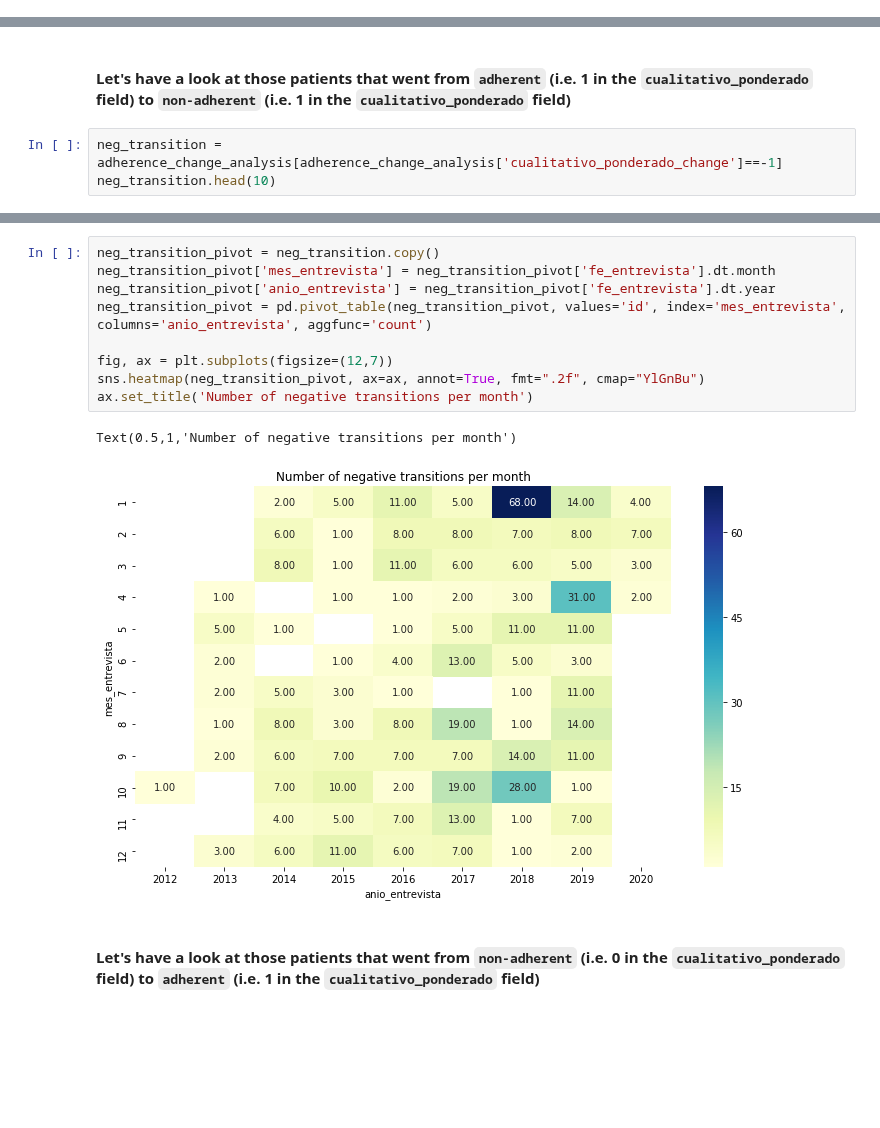
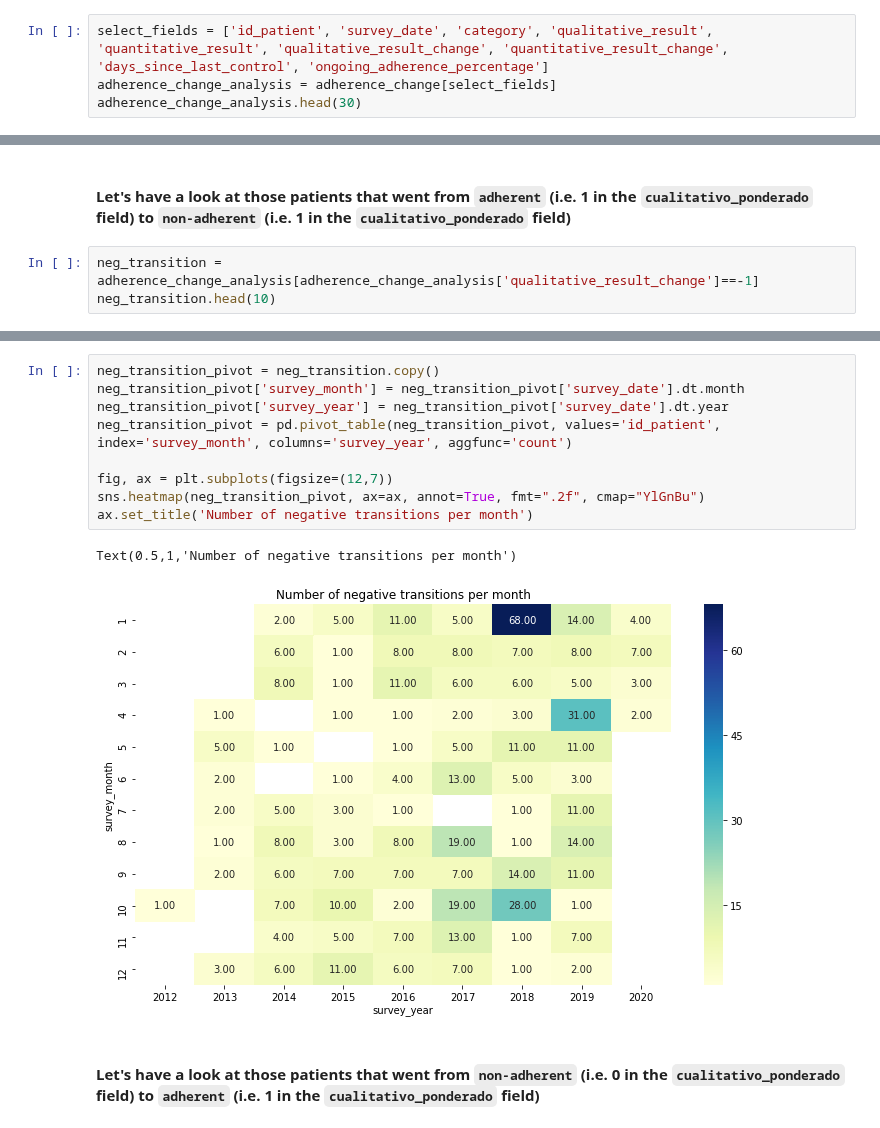
Before and after one commit to DS4A-T22/exploratory_data_analysis, a Jupyter notebook: EDA-FR_Adherence_01.ipynb, the cells around one changed output, grey strips where cells are left out. Saved outputs shown, nothing was run; the diff lists cells and outputs as text; blank space fills up the shorter version.

```diff
--- a/EDA-FR_Adherence_01.ipynb
+++ b/EDA-FR_Adherence_01.ipynb
@@ -265,0 +248,4 @@ adherence_change_analysis.head(30)
+# %%
+select_fields = ['id_patient', 'survey_date', 'category', 'qualitative_result', 'quantitative_result', 'qualitative_result_change', 'quantitative_result_change', 'days_since_last_control', 'ongoing_adherence_percentage']
+adherence_change_analysis = adherence_change[select_fields]
+adherence_change_analysis.head(30)
@@ -286,6 +290,6 @@ Text(0.5,1,'Porcentage de adherencia historico promedio por mes')
 # %% [markdown]
 #### Let's have a look at those patients that went from `adherent` (i.e. 1 in the `cualitativo_ponderado` field) to `non-adherent` (i.e. 1 in the `cualitativo_ponderado` field)
 # %%
-neg_transition = adherence_change_analysis[adherence_change_analysis['cualitativo_ponderado_change']==-1]
+neg_transition = adherence_change_analysis[adherence_change_analysis['qualitative_result_change']==-1]
 neg_transition.head(10)
 # %% [output]
@@ -317,15 +321,15 @@ neg_transition_count.head(10)
 | 9 | 801004 | 5 |
 # %%
 neg_transition_pivot = neg_transition.copy()
-neg_transition_pivot['mes_entrevista'] = neg_transition_pivot['fe_entrevista'].dt.month
-neg_transition_pivot['anio_entrevista'] = neg_transition_pivot['fe_entrevista'].dt.year
-neg_transition_pivot = pd.pivot_table(neg_transition_pivot, values='id', index='mes_entrevista', columns='anio_entrevista', aggfunc='count')
+neg_transition_pivot['survey_month'] = neg_transition_pivot['survey_date'].dt.month
+neg_transition_pivot['survey_year'] = neg_transition_pivot['survey_date'].dt.year
+neg_transition_pivot = pd.pivot_table(neg_transition_pivot, values='id_patient', index='survey_month', columns='survey_year', aggfunc='count')
 
 fig, ax = plt.subplots(figsize=(12,7))
 sns.heatmap(neg_transition_pivot, ax=ax, annot=True, fmt=".2f", cmap="YlGnBu")
 ax.set_title('Number of negative transitions per month')
 # %% [output]
 Text(0.5,1,'Number of negative transitions per month')
-[figure, old version]
+[figure, new version]
 # %% [markdown]
 #### Let's have a look at those patients that went from `non-adherent` (i.e. 0 in the `cualitativo_ponderado` field) to `adherent` (i.e. 1 in the `cualitativo_ponderado` field)
```
Also changed, not shown: parts of 125 cells of this notebook, 1 other file.
